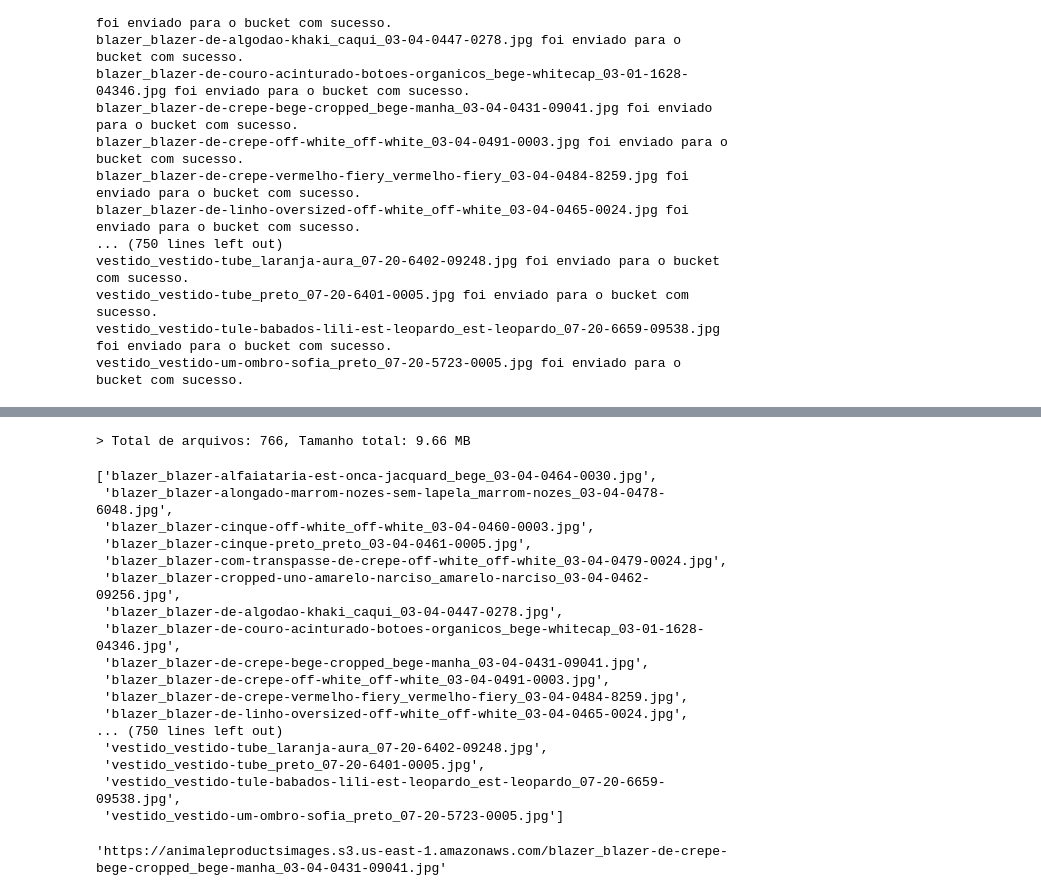
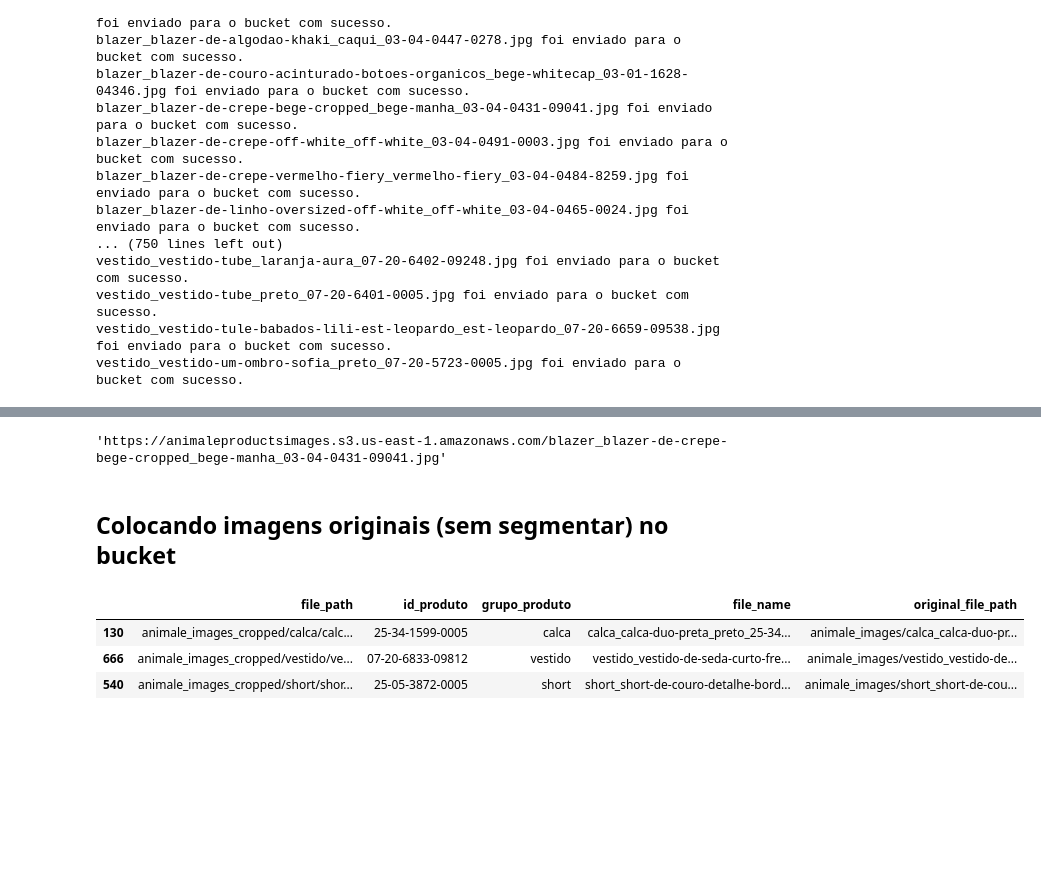
Before and after one commit to nicolessouza/StyleMatchAI, a Jupyter notebook: 00_SUBINDO_IMAGES.ipynb, the cells around one changed output, grey strips where cells are left out. Saved outputs shown, nothing was run; the diff lists cells and outputs as text; code cells hidden in the pictures; blank space fills up the shorter version.

```diff
--- a/00_SUBINDO_IMAGES.ipynb
+++ b/00_SUBINDO_IMAGES.ipynb
@@ -141,24 +216,5 @@ vestido_vestido-um-ombro-sofia_preto_07-20-5723-0005.jpg foi enviado para o buck
 # %%
-list_images_in_s3(s3_client, bucket_name, log=True)
+# list_images_in_s3(s3_client, bucket_name, log=True)
-# %% [output]
-> Total de arquivos: 766, Tamanho total: 9.66 MB
-['blazer_blazer-alfaiataria-est-onca-jacquard_bege_03-04-0464-0030.jpg',
- 'blazer_blazer-alongado-marrom-nozes-sem-lapela_marrom-nozes_03-04-0478-6048.jpg',
- 'blazer_blazer-cinque-off-white_off-white_03-04-0460-0003.jpg',
- 'blazer_blazer-cinque-preto_preto_03-04-0461-0005.jpg',
- 'blazer_blazer-com-transpasse-de-crepe-off-white_off-white_03-04-0479-0024.jpg',
- 'blazer_blazer-cropped-uno-amarelo-narciso_amarelo-narciso_03-04-0462-09256.jpg',
- 'blazer_blazer-de-algodao-khaki_caqui_03-04-0447-0278.jpg',
- 'blazer_blazer-de-couro-acinturado-botoes-organicos_bege-whitecap_03-01-1628-04346.jpg',
- 'blazer_blazer-de-crepe-bege-cropped_bege-manha_03-04-0431-09041.jpg',
- 'blazer_blazer-de-crepe-off-white_off-white_03-04-0491-0003.jpg',
- 'blazer_blazer-de-crepe-vermelho-fiery_vermelho-fiery_03-04-0484-8259.jpg',
- 'blazer_blazer-de-linho-oversized-off-white_off-white_03-04-0465-0024.jpg',
-... (750 lines left out)
- 'vestido_vestido-tube_laranja-aura_07-20-6402-09248.jpg',
- 'vestido_vestido-tube_preto_07-20-6401-0005.jpg',
- 'vestido_vestido-tule-babados-lili-est-leopardo_est-leopardo_07-20-6659-09538.jpg',
- 'vestido_vestido-um-ombro-sofia_preto_07-20-5723-0005.jpg']
 # %%
 def get_link(file_name):
     return f"https://animaleproductsimages.s3.us-east-1.amazonaws.com/{file_name}"
@@ -166,3 +222,5 @@ def get_link(file_name):
 get_link(df_file_names['file_name'][:9].to_list()[8])
 # %% [output]
 'https://animaleproductsimages.s3.us-east-1.amazonaws.com/blazer_blazer-de-crepe-bege-cropped_bege-manha_03-04-0431-09041.jpg'
+# %% [markdown]
+## Colocando imagens originais (sem segmentar) no bucket
@@ -168,0 +232,7 @@ get_link(df_file_names['file_name'][:9].to_list()[8])
+# %%
+df_file_names.sample(3)
+# %% [output]
+|  | file_path | id_produto | grupo_produto | file_name | original_file_path |
+| 130 | animale_images_cropped/calca/calc... | 25-34-1599-0005 | calca | calca_calca-duo-preta_preto_25-34... | animale_images/calca_calca-duo-pr... |
+| 666 | animale_images_cropped/vestido/ve... | 07-20-6833-09812 | vestido | vestido_vestido-de-seda-curto-fre... | animale_images/vestido_vestido-de... |
+| 540 | animale_images_cropped/short/shor... | 25-05-3872-0005 | short | short_short-de-couro-detalhe-bord... | animale_images/short_short-de-cou... |
```
Also changed, not shown: parts of 15 cells of this notebook, 37 other files.
